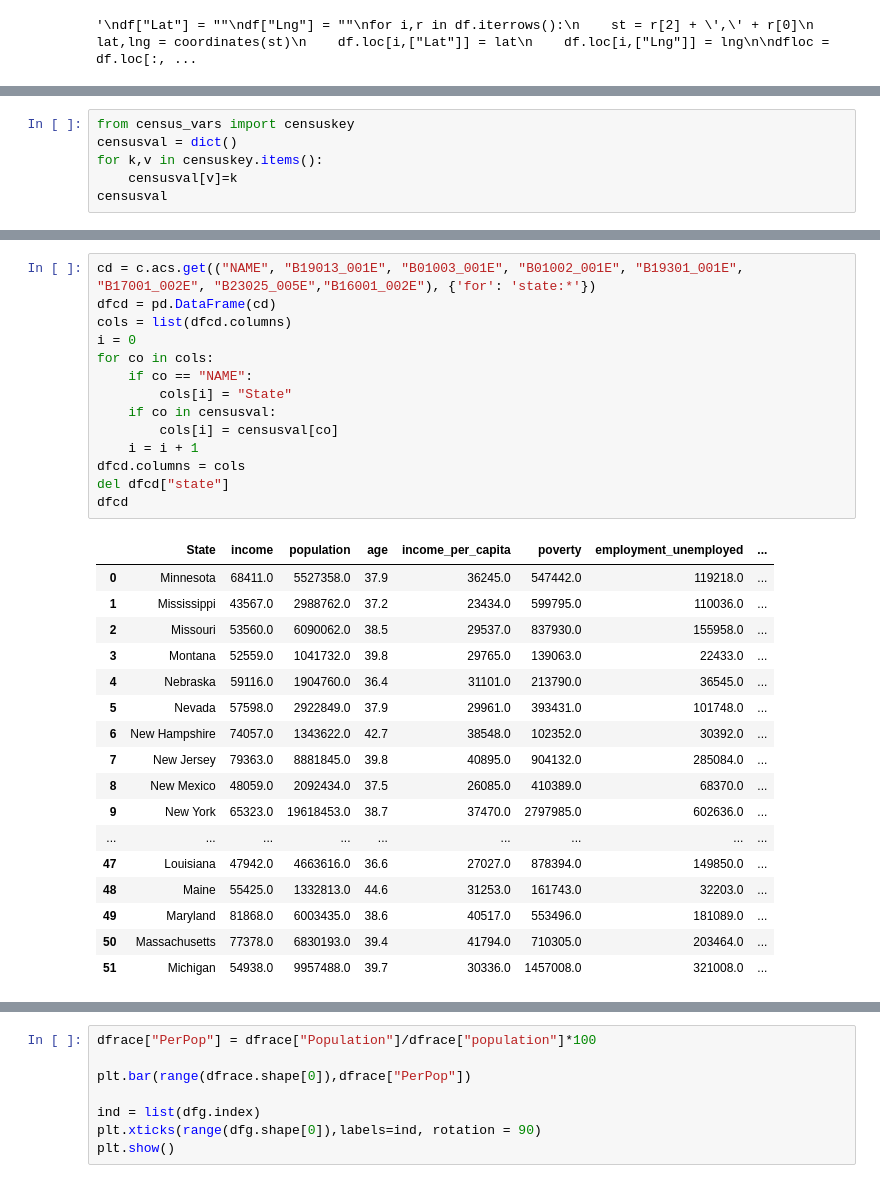
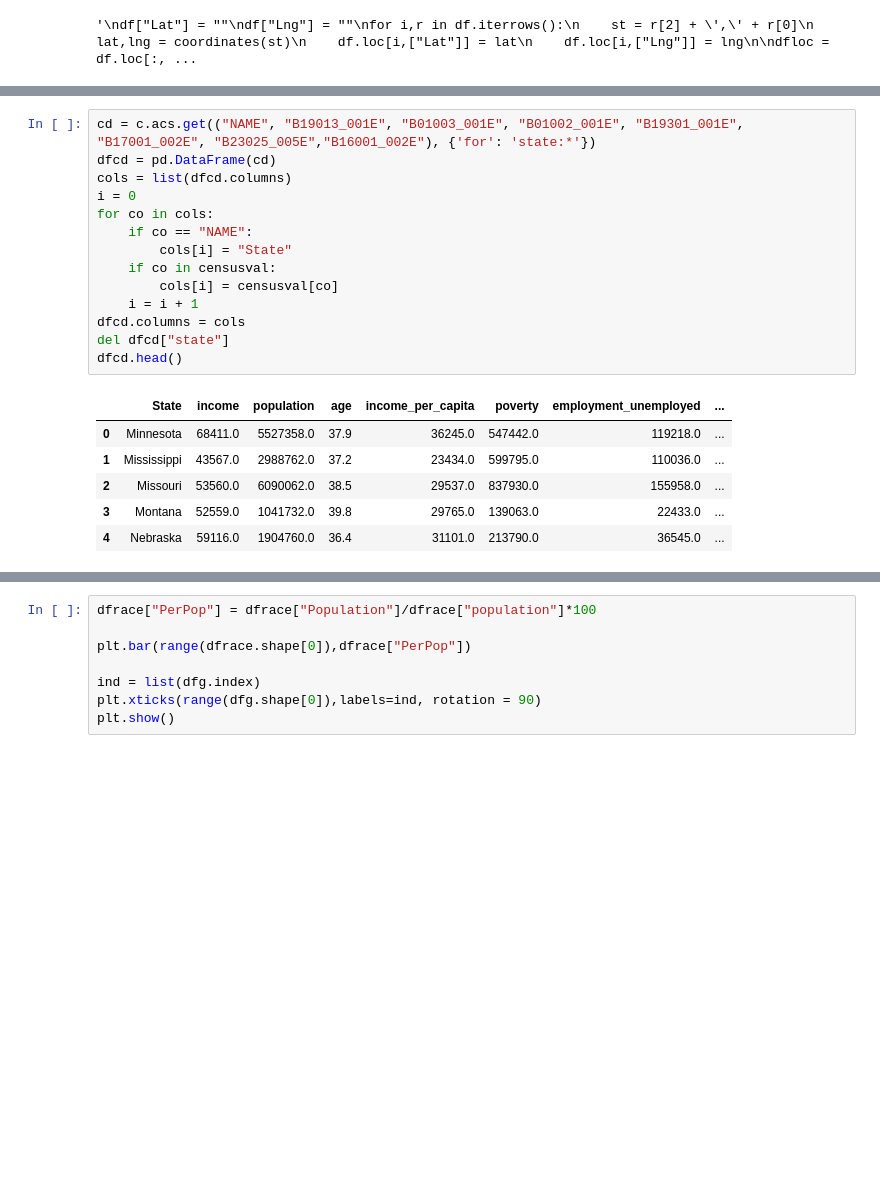
Before and after one commit to msheker/project1mmm, a Jupyter notebook: hatecrime.ipynb, the cells around one changed output, grey strips where cells are left out. Cells and saved outputs as stored; diff of their text form; blank space fills up the shorter version.

```diff
--- a/hatecrime.ipynb
+++ b/hatecrime.ipynb
@@ -178,9 +173,3 @@ f1.add_layer(l)
 f1
 # %% [output]
 [interactive output not drawn]
-# %%
-from census_vars import censuskey
-censusval = dict()
-for k,v in censuskey.items():
-    censusval[v]=k
-censusval
@@ -205,34 +176,23 @@ censusval
 # %%
 cd = c.acs.get(("NAME", "B19013_001E", "B01003_001E", "B01002_001E", "B19301_001E", "B17001_002E", "B23025_005E","B16001_002E"), {'for': 'state:*'})
 dfcd = pd.DataFrame(cd)
 cols = list(dfcd.columns)
 i = 0
 for co in cols:
     if co == "NAME":
         cols[i] = "State"
     if co in censusval:
         cols[i] = censusval[co]
     i = i + 1
 dfcd.columns = cols
 del dfcd["state"]
-dfcd
+dfcd.head()
 # %% [output]
 |  | State | income | population | age | income_per_capita | poverty | employment_unemployed | ... |
 | 0 | Minnesota | 68411.0 | 5527358.0 | 37.9 | 36245.0 | 547442.0 | 119218.0 | ... |
 | 1 | Mississippi | 43567.0 | 2988762.0 | 37.2 | 23434.0 | 599795.0 | 110036.0 | ... |
 | 2 | Missouri | 53560.0 | 6090062.0 | 38.5 | 29537.0 | 837930.0 | 155958.0 | ... |
 | 3 | Montana | 52559.0 | 1041732.0 | 39.8 | 29765.0 | 139063.0 | 22433.0 | ... |
 | 4 | Nebraska | 59116.0 | 1904760.0 | 36.4 | 31101.0 | 213790.0 | 36545.0 | ... |
-| 5 | Nevada | 57598.0 | 2922849.0 | 37.9 | 29961.0 | 393431.0 | 101748.0 | ... |
-| 6 | New Hampshire | 74057.0 | 1343622.0 | 42.7 | 38548.0 | 102352.0 | 30392.0 | ... |
-| 7 | New Jersey | 79363.0 | 8881845.0 | 39.8 | 40895.0 | 904132.0 | 285084.0 | ... |
-| 8 | New Mexico | 48059.0 | 2092434.0 | 37.5 | 26085.0 | 410389.0 | 68370.0 | ... |
-| 9 | New York | 65323.0 | 19618453.0 | 38.7 | 37470.0 | 2797985.0 | 602636.0 | ... |
-| ... | ... | ... | ... | ... | ... | ... | ... | ... |
-| 47 | Louisiana | 47942.0 | 4663616.0 | 36.6 | 27027.0 | 878394.0 | 149850.0 | ... |
-| 48 | Maine | 55425.0 | 1332813.0 | 44.6 | 31253.0 | 161743.0 | 32203.0 | ... |
-| 49 | Maryland | 81868.0 | 6003435.0 | 38.6 | 40517.0 | 553496.0 | 181089.0 | ... |
-| 50 | Massachusetts | 77378.0 | 6830193.0 | 39.4 | 41794.0 | 710305.0 | 203464.0 | ... |
-| 51 | Michigan | 54938.0 | 9957488.0 | 39.7 | 30336.0 | 1457008.0 | 321008.0 | ... |
 # %%
 dfrace = pd.merge(dfg,dfcd, how="left",on=["State","State"])
```
Also changed, not shown: parts of 13 cells of this notebook, 1 other file.
